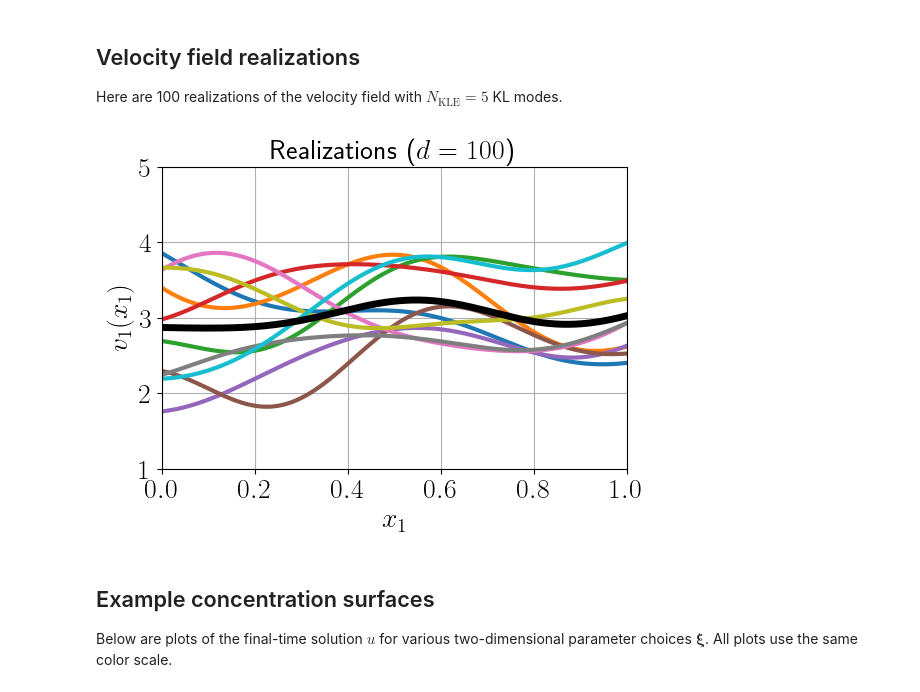
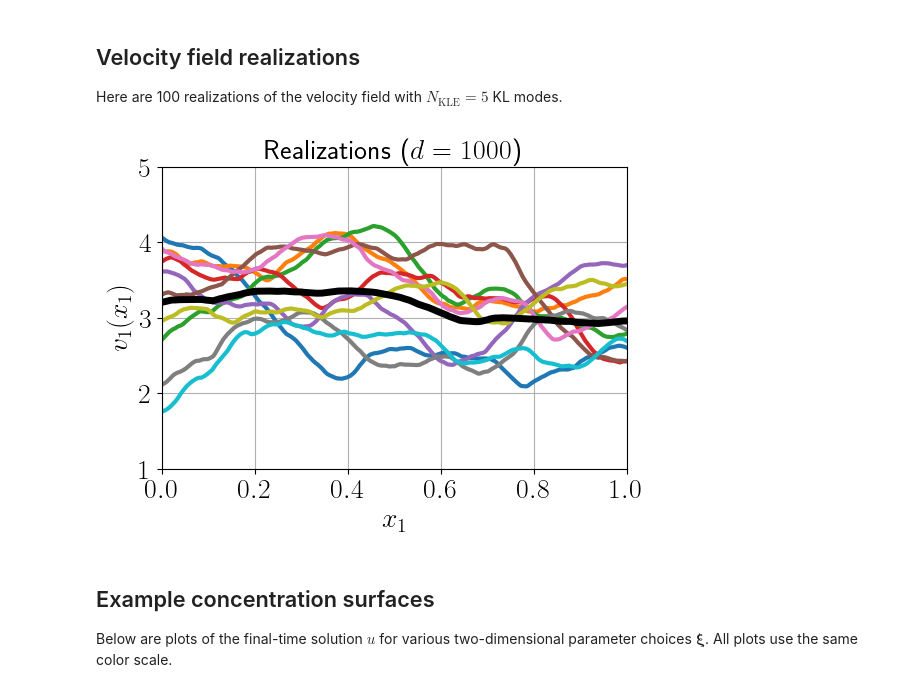
Before and after one commit to nickhnelsen/fourier-neural-mappings, a Jupyter notebook: characterizing_approximations.ipynb, the cells around one changed output. Saved outputs shown, nothing was run; the diff lists cells and outputs as text; code cells hidden in the pictures.

Commit message:
file io and matern plots

```diff
--- a/characterizing_approximations.ipynb
+++ b/characterizing_approximations.ipynb
@@ -391,8 +391,8 @@ $$
 \mathcal{E}_k = 1 - \frac{\sum_{j=1}^k \lambda_j}{\sum_{j=1}^\infty \lambda_j} .
 $$
 # %%
-nu = np.inf
-#nu = 1.5
+#nu = np.inf
+nu = 1.5
 d = 5
 l_plot = 0.25 # 0.25
 xnum_plot = 4096 + 1 # 101
@@ -401,17 +401,17 @@ knum_plot = 400 # 16
 velocity_kle = kle.MeshKLE(mesh_coords=np.linspace(0,1,xnum_plot)[None, :], mean_field=3, matern_nu=nu)
 velocity_kle.matern = velocity_kle.matern_nu # there is a bug typo in the source code!
 
-# K = velocity_kle.compute_kernel_matrix(l_plot)
-# lam, V = np.linalg.eig(K)
+K = velocity_kle.compute_kernel_matrix(l_plot)
+lam, V = np.linalg.eig(K)
 
-# plt.semilogy(np.arange(1,knum_plot), 1-np.cumsum(lam[:knum_plot-1]**2)/np.sum(lam**2), 'ko')
-# plt.grid()
-# plt.xlabel(r'$k$')
-# plt.ylabel(r'$\mathcal{E}_k$')
-# plt.title('Uncaptured variance')
-# plt.ylim([1e-16, 2e0])
+plt.semilogy(np.arange(1,knum_plot), 1-np.cumsum(lam[:knum_plot-1]**2)/np.sum(lam**2), 'ko')
+plt.grid()
+plt.xlabel(r'$k$')
+plt.ylabel(r'$\mathcal{E}_k$')
+plt.title('Uncaptured variance')
+plt.ylim([1e-16, 2e0])
 
-# if save_plots:
-#     plt.savefig('manuscript/figs/KL_variance.pdf', format='pdf')
+if save_plots:
+    plt.savefig('manuscript/figs/KL_variance.pdf', format='pdf')
 
-# plt.show()
+plt.show()
@@ -440,30 +442,30 @@ Convection will be faster when the velocity is larger in magnitude. As a result,
 Here are 100 realizations of the velocity field with $N_{\text{KLE}} = 5$ KL modes.
 # %%
 N_realizations = 10 # 100
-d = 100 # 5
+d = 1000 # 5
 xi = np.random.uniform(-1,1,(N_realizations,d)) # subgaussian measure bounded almost surely
 velocity_kle.compute_basis(l_plot, sigma=1, nterms=d)
 avg = 0
 for realization in xi:
     output = velocity_kle(realization[:,np.newaxis])
     avg += output
     plt.plot(np.linspace(0,1,xnum_plot), output)
 
 avg /= N_realizations
 plt.plot(np.linspace(0,1,xnum_plot), avg, 'k',linewidth=5)
 plt.grid()
 plt.ylim(1,5)
 plt.xlim(0,1)
 plt.xlabel(r'$x_1$')
 plt.ylabel(r'$v_1(x_1)$')
 plt.title(r'Realizations ($d=%d$)' % d)
 
 if save_plots:
     plt.savefig('manuscript/figs/KL_realizations.pdf', format='pdf')
 
 plt.show()
 # %% [output]
-[figure, old version]
+[figure, new version]
 # %% [markdown]
 ## Example concentration surfaces
 
```
Also changed, not shown: parts of 2 cells of this notebook, 1 other file.
